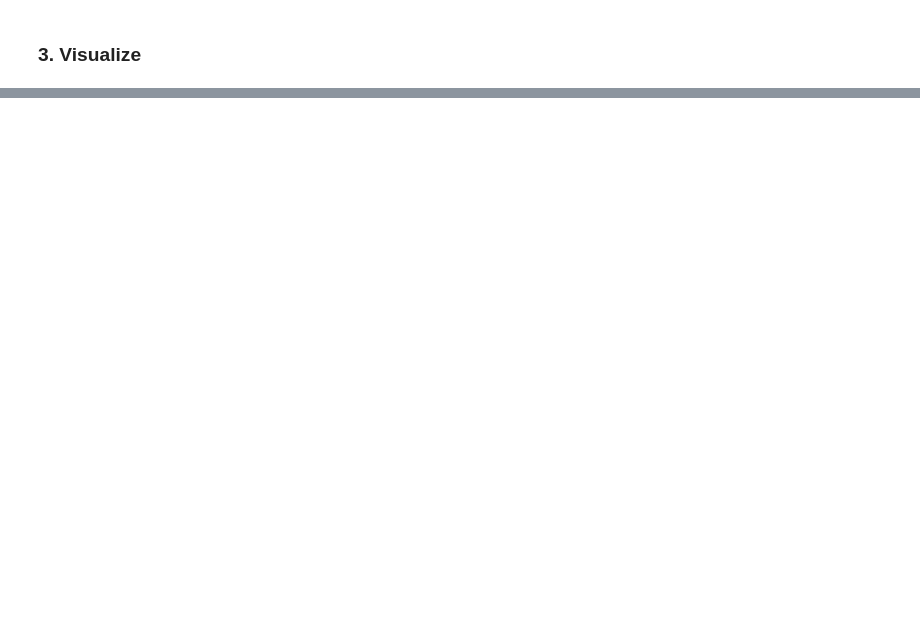
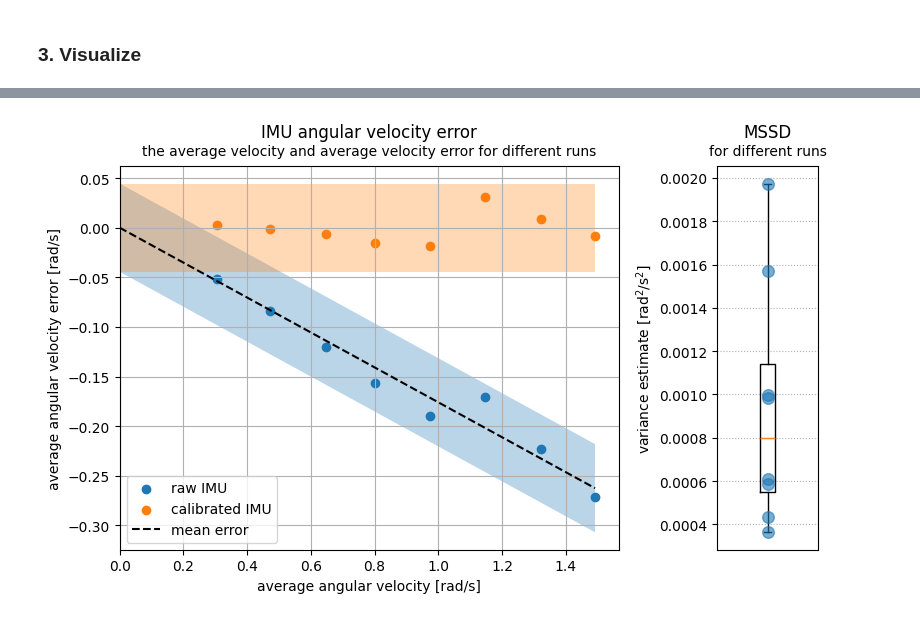
Before and after one commit to christiaantheunisse/Foresee-Error-Models, a Jupyter notebook: velocity_error/imu_error/imu_error.ipynb, the cells around one changed output, grey strips where cells are left out. Drawn from its saved outputs; the diff is of its cells as text; code cells hidden in the pictures; blank space fills up the shorter version.

```diff
--- a/velocity_error/imu_error/imu_error.ipynb
+++ b/velocity_error/imu_error/imu_error.ipynb
@@ -104,2 +88,19 @@ results_df
+# %%
+from scipy.optimize import least_squares
+
+"""Error as function of the measured velocity"""
+
+
+def fun_error(bias, velocity, error):
+    """Model the error as function of the wheel encoder velocity, where `bias` is the calibration factor"""
+    return bias * velocity - error
+
+
+# the IMU velocities and errors
+imu_vels, errors = results_df["velocities imu"].to_numpy(), results_df["errors"].to_numpy()
+
+bias0 = 0.001
+res = least_squares(fun_error, bias0, args=(imu_vels, errors))
+opt_bias = res.x.squeeze()  # the optimal calibration factor
 # %% [markdown]
 ### 3. Visualize
@@ -150,0 +107,58 @@ Variance estimate: mean=0.00094; max=0.00197
+# %%
+mssds, velocities, errors = (
+    results_df["mssds"].to_numpy(),
+    results_df["velocities imu"].to_numpy(),
+    results_df["errors"].to_numpy(),
+)
+
+fig = plt.figure(figsize=(8, 5))
+# fig = plt.figure(figsize=(6.4, 4.8))
+
+std_dev = np.sqrt(mssds).max()
+
+ax = fig.add_subplot(1, 4, (1, 3))
+ax.scatter(velocities, errors, label="raw IMU")
+new_errors = (1 - opt_bias) * velocities - results_df["velocities slam"].to_numpy()
+ax.scatter(velocities, new_errors, label="calibrated IMU")
+
+line_x, line_y = np.vstack([[0, 0], [velocities.max(), opt_bias * velocities.max()]]).T
+ax.plot(line_x, line_y, "k--", label="mean error")
+ax.fill_between(line_x, line_y - std_dev, line_y + std_dev, alpha=0.3, facecolor="tab:blue")
+ax.fill_between(
+    line_x, -np.full_like(line_y, std_dev), np.full_like(line_y, std_dev), alpha=0.3, facecolor="tab:orange"
+)
+
+ax.legend()
+# ax.set_ylim(top=0)
+ax.set_xlim(left=0)
+ax.set_xlabel("average angular velocity [rad/s]")
+ax.set_ylabel("average angular velocity error [rad/s]")
+ax.set_title("IMU angular velocity error\n")
+ax.text(
+    0.5,
+    1.03,
+    "the average velocity and average velocity error for different runs",
+    fontsize=10,
+    ha="center",
+    transform=ax.transAxes,
+)
+ax.grid()
+
+ax = fig.add_subplot(1, 4, 4)
+# stds = np.sqrt(mssds)
+ax.boxplot(mssds)
+ax.scatter(np.full_like(mssds, 1), mssds, zorder=10, s=70, alpha=0.6)
+# ax.set_ylabel("angular velocity" + r"$^2$" +" [rad" + r"$^2$" + "/s" + r"$^2$" + "]")
+ax.set_ylabel("variance estimate" + " [rad" + r"$^2$" + "/s" + r"$^2$" + "]")
+ax.set_title("MSSD\n")
+ax.text(0.5, 1.03, "for different runs", fontsize=10, ha="center", transform=ax.transAxes)
+# ax.set_xticklabels(["mssd"])
+ax.tick_params(axis="x", which="both", bottom=False, top=False, labelbottom=False)
+ax.yaxis.grid(ls=":")
+
+plt.tight_layout()
+plt.savefig("imu_error_fit.png", bbox_inches="tight")
+plt.savefig("imu_error_fit.pdf", bbox_inches="tight")
+plt.show()
+# %% [output]
+[figure, added]
```
Also changed, not shown: parts of 5 cells of this notebook, 30 other files.
